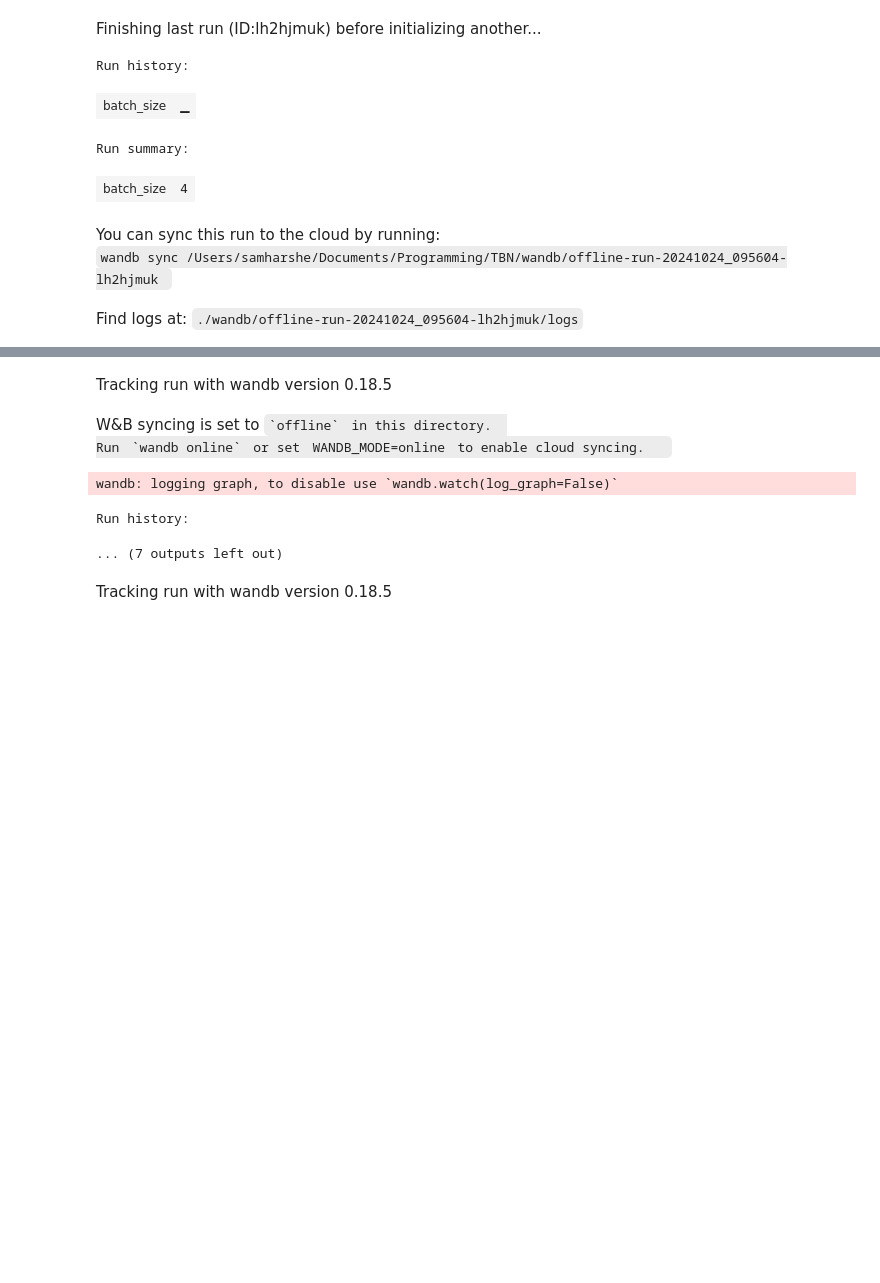
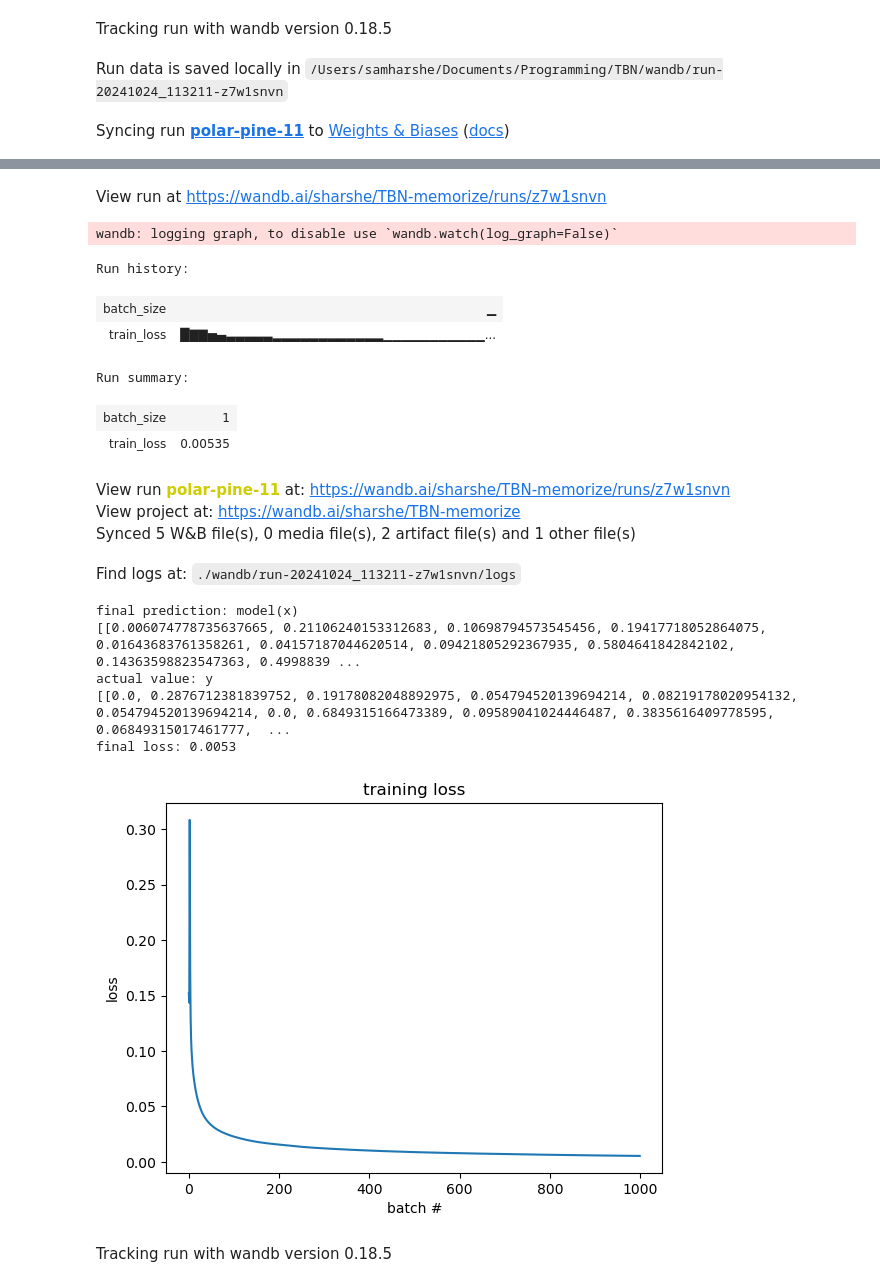
Before and after one commit to samharshe/TBN, a Jupyter notebook: scratch.ipynb, the cells around one changed output, grey strips where cells are left out. Saved outputs shown, nothing was run; the diff lists cells and outputs as text; code cells hidden in the pictures; blank space fills up the shorter version.

```diff
--- a/scratch.ipynb
+++ b/scratch.ipynb
@@ -13,3 +13,3 @@ from src.ml.model import EvenMoreGradualPlayerModel, PlayerScoreModel
 torch.manual_seed(2002);
 # %%
-tdl, vdl, tdl = get_player_score_dataloaders(name='cactus_flower', x_version='players', train_split=0.8, val_split=0.1, test_split=0.1, batch_size=16)
+tdl, vdl, tdl = get_fiesta_dataloaders(name='cactus_flower', train_split=0.8, val_split=0.1, test_split=0.1, batch_size=16)
@@ -19,6 +16,6 @@ mini_train_score_dataloader, mini_val_score_dataloader, mini_test_score_dataload
 # %%
 cfg_dict = {
-    'name': 'electricity',
+    'name': 'fiesta',
     'dataset_name': 'cactus_flower',
     'x_version': 'players',
     'y_version': 'score',
@@ -34,15 +31,10 @@ cfg_dict = {
     'd_mod': 32
 }
 # %%
-model = PlayerScoreModel(d_in=65, d_mod=cfg_dict['d_mod'])
+model = PlayerPointsModel(d_in=65, d_mod=cfg_dict['d_mod'])
 # %%
-check_memory(model=model, dataloader=tdl, n_epochs=100, batch_size=4, lr=3e-4)
+check_memory(model=model, dataloader=tdl, n_epochs=1000, batch_size=1, lr=3e-4)
 # %% [output]
-Finishing last run (ID:lh2hjmuk) before initializing another...
+Tracking run with wandb version 0.18.5
-Run history:
-| batch_size | ▁ |
-Run summary:
-| batch_size | 4 |
-You can sync this run to the cloud by running:
-wandb sync /Users/samharshe/Documents/Programming/TBN/wandb/offline-run-20241024_095604-lh2hjmuk
+Run data is saved locally in /Users/samharshe/Documents/Programming/TBN/wandb/run-20241024_113211-z7w1snvn
-Find logs at: ./wandb/offline-run-20241024_095604-lh2hjmuk/logs
+Syncing run polar-pine-11 to Weights & Biases (docs)
@@ -50,9 +42,21 @@ Successfully finished last run (ID:lh2hjmuk). Initializing new run:
-Tracking run with wandb version 0.18.5
+View run at https://wandb.ai/sharshe/TBN-memorize/runs/z7w1snvn
+wandb: logging graph, to disable use `wandb.watch(log_graph=False)`
+Run history:
+| batch_size | ▁ |
+| train_loss | █▇▇▅▄▃▃▃▃▃▂▂▂▂▂▂▂▂▂▂▂▂▁▁▁▁▁▁▁▁▁▁▁... |
+Run summary:
+| batch_size | 1 |
+| train_loss | 0.00535 |
-W&B syncing is set to `offline` in this directory.
-Run `wandb online` or set WANDB_MODE=online to enable cloud syncing.
+View run polar-pine-11 at: https://wandb.ai/sharshe/TBN-memorize/runs/z7w1snvn
+View project at: https://wandb.ai/sharshe/TBN-memorize
+Synced 5 W&B file(s), 0 media file(s), 2 artifact file(s) and 1 other file(s)
-wandb: logging graph, to disable use `wandb.watch(log_graph=False)`
+Find logs at: ./wandb/run-20241024_113211-z7w1snvn/logs
-Run history:
+final prediction: model(x)
+[[0.006074778735637665, 0.21106240153312683, 0.10698794573545456, 0.19417718052864075, 0.01643683761358261, 0.04157187044620514, 0.09421805292367935, 0.5804641842842102, 0.14363598823547363, 0.4998839 ...
+actual value: y
+[[0.0, 0.2876712381839752, 0.19178082048892975, 0.054794520139694214, 0.08219178020954132, 0.054794520139694214, 0.0, 0.6849315166473389, 0.09589041024446487, 0.3835616409778595, 0.06849315017461777,  ...
+final loss: 0.0053
-... (7 outputs left out)
+[figure, added]
 # %%
 optimizer = Adam(model.parameters(), lr=3e-4)
 loss_fn = MSELoss()
```
Also changed, not shown: parts of 3 cells of this notebook, 7 other files.
